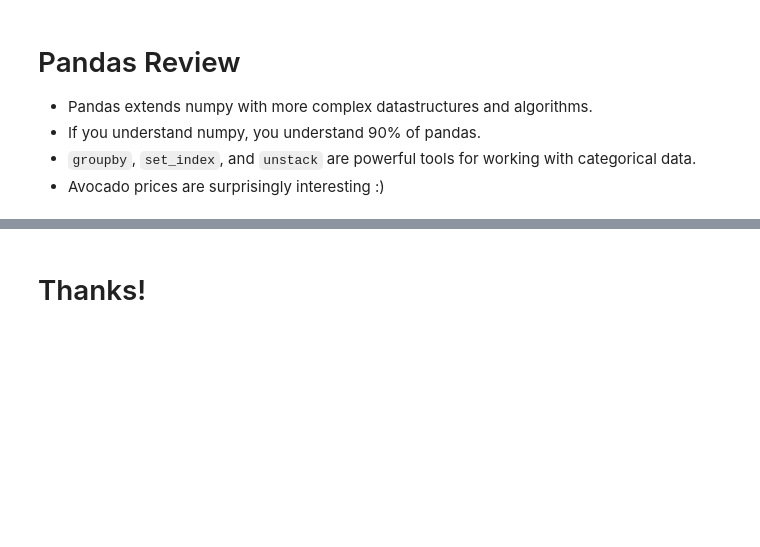
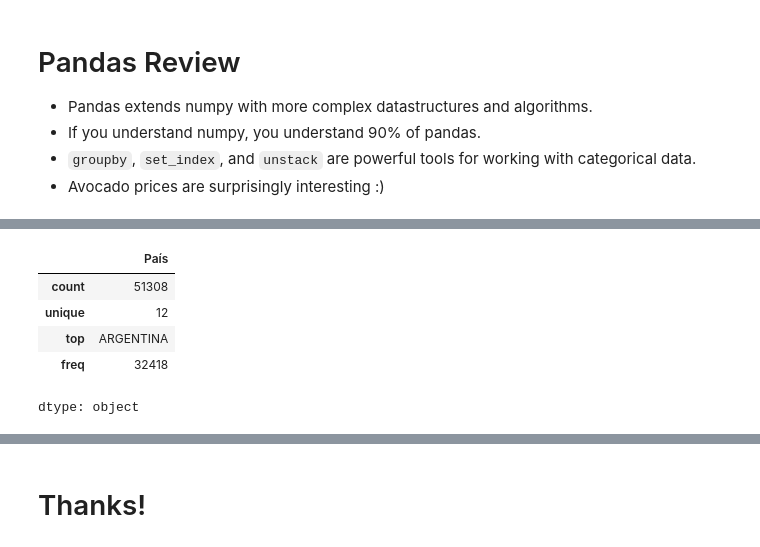
Before and after one commit to Rochy3/AlgorithmsUN2024II, a Jupyter notebook: Lab2/Rocsantofimiome_Lab2.ipynb, the cells around one changed output, grey strips where cells are left out. Drawn from its saved outputs; the diff is of its cells as text; code cells hidden in the pictures; blank space fills up the shorter version.

```diff
--- a/Lab2/Rocsantofimiome_Lab2.ipynb
+++ b/Lab2/Rocsantofimiome_Lab2.ipynb
@@ -1731,0 +1759,10 @@ ax.set_xticklabels(ax.get_xticklabels(), rotation=45);
+# %%
+pclass_column = info['País']
+pclass_column.describe()
+# %% [output]
+|  | País |
+| count | 51308 |
+| unique | 12 |
+| top | ARGENTINA |
+| freq | 32418 |
+dtype: object
```
Also changed, not shown: parts of 4 cells of this notebook.
